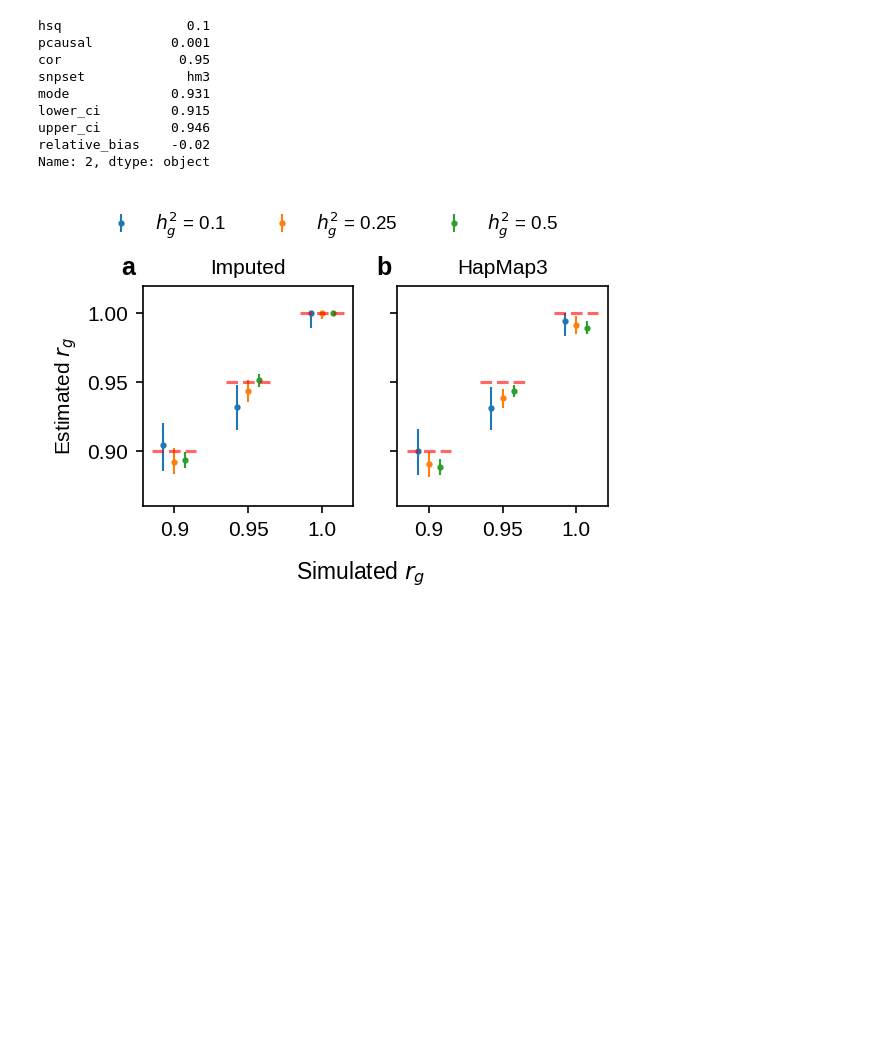
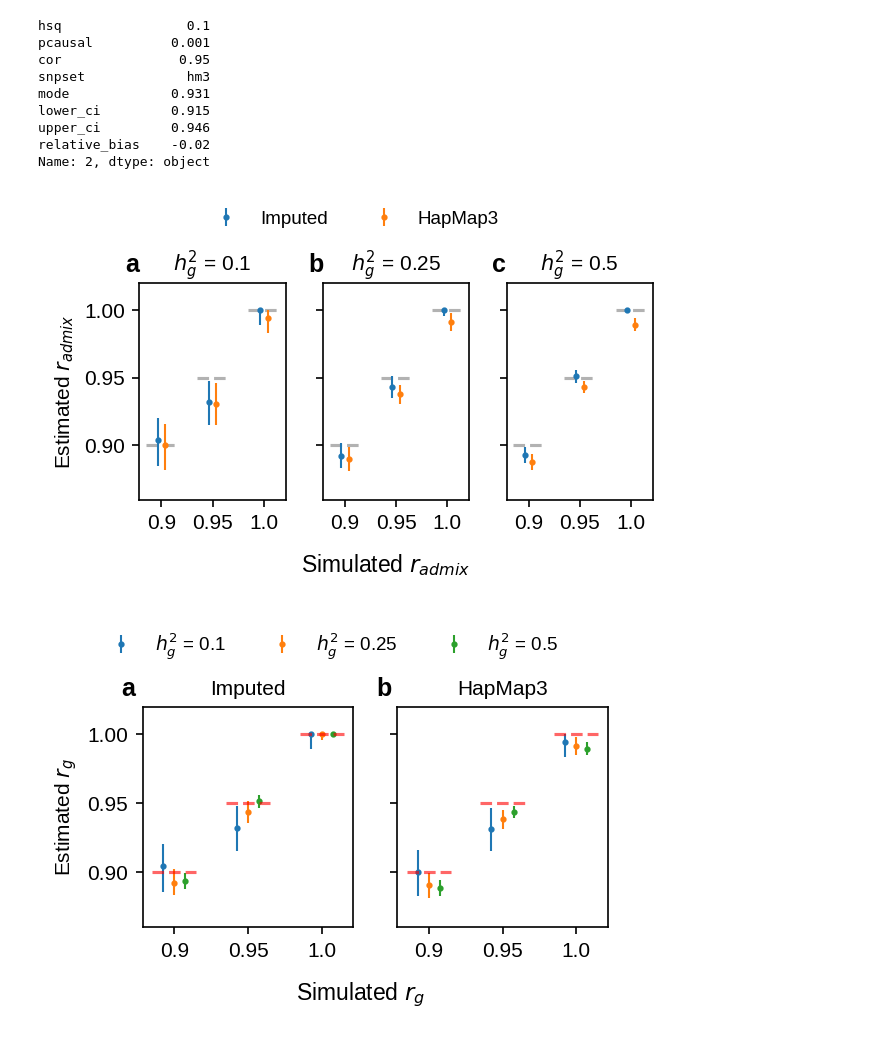
Before and after one commit to KangchengHou/admix-genet-cor, a Jupyter notebook: experiments/01-genome-wide-simulate-profile-likelihood/02-plot-rg.ipynb, the cells around one changed output. Drawn from its saved outputs; the diff is of its cells as text; code cells hidden in the pictures; blank space fills up the shorter version.

```diff
--- a/experiments/01-genome-wide-simulate-profile-likelihood/02-plot-rg.ipynb
+++ b/experiments/01-genome-wide-simulate-profile-likelihood/02-plot-rg.ipynb
@@ -102,6 +102,85 @@ lower_ci         0.915
 upper_ci         0.946
 relative_bias    -0.02
 Name: 2, dtype: object
+# %%
+snpset_list = ["Imputed", "HapMap3"]
+fig, axes = plt.subplots(figsize=(4.3, 2.2), dpi=150, ncols=3, sharey=True)
+for i_hsq, hsq in enumerate([0.1, 0.25, 0.5]):
+    for i_snpset, snpset in enumerate(["imputed", "hm3"]):
+        df_tmp = df_plot[(df_plot.snpset == snpset) & (df_plot.hsq == hsq)]
+
+        axes[i_hsq].errorbar(
+            x=np.arange(len(df_tmp)) + (i_snpset - 0.5) * 0.15,
+            y=df_tmp["mode"],
+            yerr=(
+                df_tmp["mode"] - df_tmp["lower_ci"],
+                df_tmp["upper_ci"] - df_tmp["mode"],
+            ),
+            fmt=".",
+            ms=4,
+            mew=1,
+            lw=1,
+            label=snpset_list[i_snpset],
+        )
+
+    # box plots
+    # x-axis
+    axes[i_hsq].set_xticks([0, 1, 2])
+    axes[i_hsq].set_xticklabels([0.9, 0.95, 1.0])
+
+    # y-axis
+    axes[i_hsq].set_ylim(0.86, 1.02)
+    if i_hsq == 0:
+        axes[i_hsq].set_ylabel("Estimated $r_{admix}$")
+
+    # title
+    axes[i_hsq].set_title(f"$h_g^2$ = {hsq}", fontsize=10)
+    for i_cor, cor in enumerate([0.9, 0.95, 1.0]):
+        axes[i_hsq].hlines(
+            y=cor,
+            xmin=i_cor - 0.3,
+            xmax=i_cor + 0.3,
+            color="gray",
+            ls="--",
+            alpha=0.6,
+            zorder=-10,
+        )
+    # annotation
+    axes[i_hsq].text(
+        -0.1,
+        1.05,
+        string.ascii_lowercase[i_hsq],
+        transform=axes[i_hsq].transAxes,
+        size=12,
+        weight="bold",
+    )
+
+fig.text(
+    0.55,
+    -0.05,
+    "Simulated $r_{admix}$",
+    fontsize=11,
+    ha="center",
+)
+
+handles, labels = axes[0].get_legend_handles_labels()
+# ph = [plt.plot([], marker="", ls="")[0]]  # Canvas
+# handles = ph + handles
+# labels = ["Simulated $h_g^2$:"] + labels  # Merging labels
+fig.legend(
+    handles,
+    labels,
+    ncol=6,
+    loc="center",
+    bbox_to_anchor=[0.5, 1.02],
+    frameon=False,
+    fontsize=9,
+)
+
+fig.tight_layout()
+fig.savefig("results/estimate-rg.pdf", bbox_inches="tight")
+# %% [output]
+[figure, added]
 # %%
 dict_title = {"hm3": "HapMap3", "imputed": "Imputed"}
 
```
Also changed, not shown: parts of 16 cells of this notebook, 24 other files.
